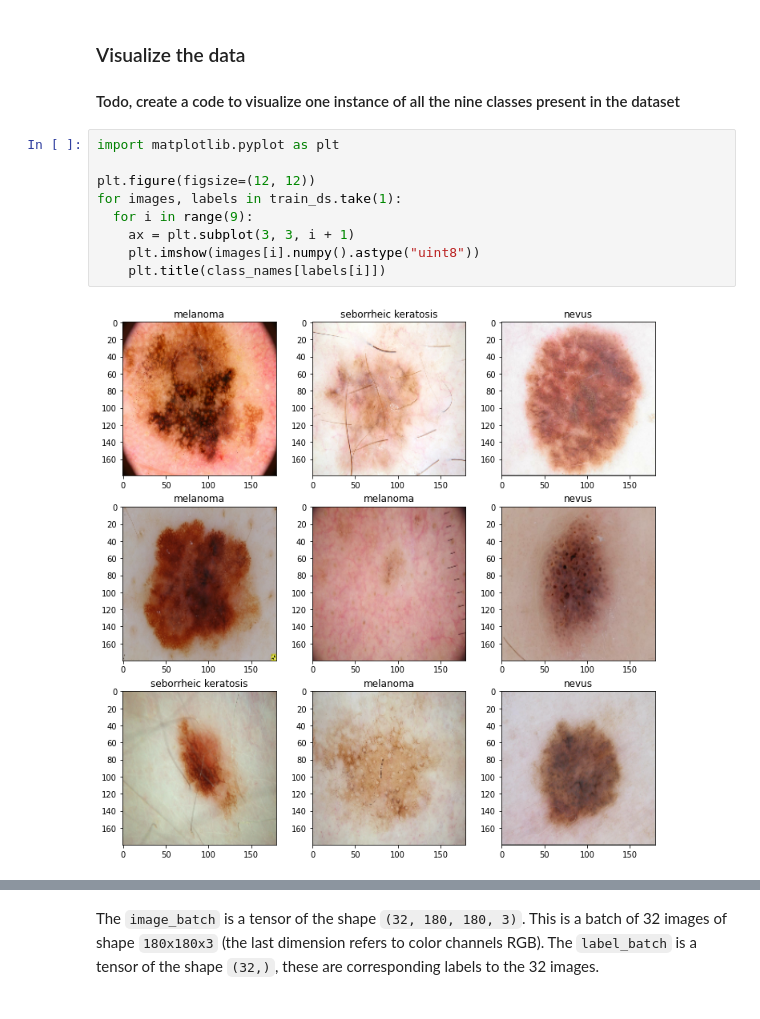
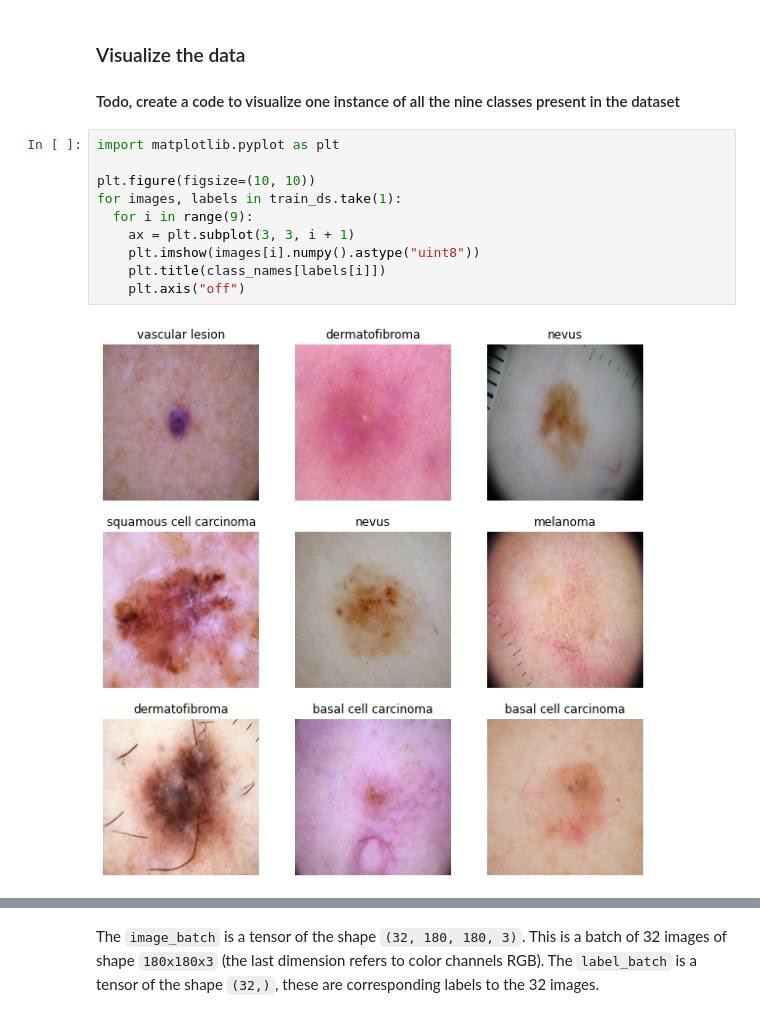
Before and after one commit to jawad360/epgp-course-assignment-melanoma-detection, a Jupyter notebook: jawad_sonalkar_nn.ipynb, the cells around one changed output, grey strips where cells are left out. Saved outputs shown, nothing was run; the diff lists cells and outputs as text.

```diff
--- a/jawad_sonalkar_nn.ipynb
+++ b/jawad_sonalkar_nn.ipynb
@@ -103,11 +104,12 @@ AttributeError: ignored
 # %%
 import matplotlib.pyplot as plt
 
-plt.figure(figsize=(12, 12))
+plt.figure(figsize=(10, 10))
 for images, labels in train_ds.take(1):
   for i in range(9):
     ax = plt.subplot(3, 3, i + 1)
     plt.imshow(images[i].numpy().astype("uint8"))
     plt.title(class_names[labels[i]])
+    plt.axis("off")
 # %% [output]
-[figure, old version]
+[figure, new version]
```
Also changed, not shown: parts of 34 cells of this notebook.
